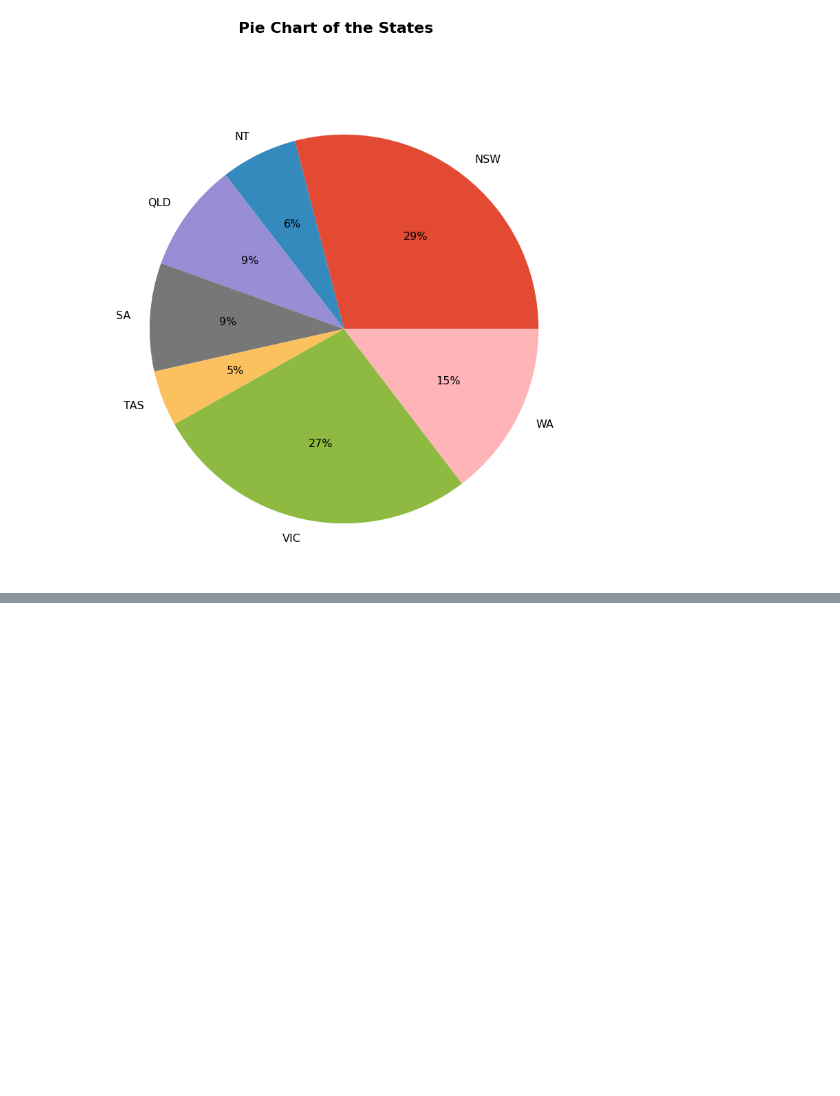
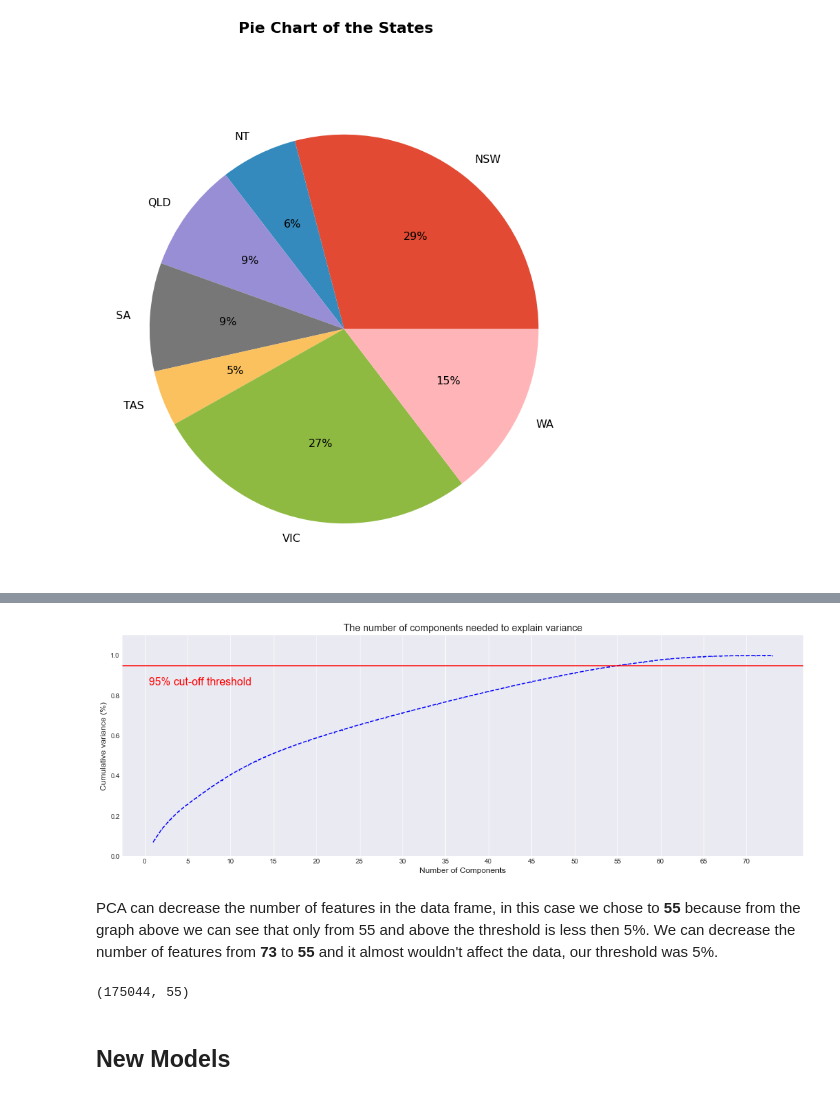
Before and after one commit to sandler2806/Data-Visualization, a Jupyter notebook: last.ipynb, the cells around one changed output, grey strips where cells are left out. Cells and saved outputs as stored; diff of their text form; code cells hidden in the pictures; blank space fills up the shorter version.

```diff
--- a/last.ipynb
+++ b/last.ipynb
@@ -298,10 +298,11 @@ states_dict = {"Canberra" : "NSW",
 # %% [markdown]
 Second, In the **Location** column we will change the city/town to its state.
 # %%
-def town_to_state(weather):
-    for ind in weather.index:
-        weather['Location'][ind] = states_dict[weather['Location'][ind]]
+def town_to_state(df):
+    for ind in df.index:
+        df['Location'][ind] = states_dict[df['Location'][ind]]
+    return df
 
-# town_to_state(weather)
+weather = town_to_state(weather)
 print('DONE!')
 # %% [output]
@@ -1147,0 +1047,36 @@ plt.show()
+# %%
+pca = PCA().fit(X_train)
+
+plt.rcParams["figure.figsize"] = (18,6)
+
+fig, ax = plt.subplots()
+xi = np.arange(1, 74, step=1)
+y = np.cumsum(pca.explained_variance_ratio_)
+
+plt.ylim(0.0,1.1)
+plt.plot(xi, y, marker='.', linestyle='--', color='b' ,markersize = 1)
+
+plt.xlabel('Number of Components')
+plt.xticks(np.arange(0, 75, step=5)) #change from 0-based array index to 1-based human-readable label
+plt.ylabel('Cumulative variance (%)')
+plt.title('The number of components needed to explain variance')
+
+plt.axhline(y=0.95, color='r', linestyle='-')
+plt.text(0.5, 0.85, '95% cut-off threshold', color = 'red', fontsize=16)
+
+ax.grid(axis='x')
+plt.show()
+# %% [output]
+[figure, added]
+# %% [markdown]
+PCA can decrease the number of features in the data frame, in this case we chose to **55** because from the graph above we can see that only from 55 and above the threshold is less then 5%.
+We can decrease the number of features from **73** to **55** and it almost wouldn't affect the data, our threshold was 5%.
+# %%
+pca = PCA(n_components=55)
+X_train = pd.DataFrame(pca.fit_transform(X_train))
+X_test = pd.DataFrame(pca.transform(X_test))
+X_test = pd.DataFrame(pca.transform(X_test))
+
+print(X_train.shape)
+# %% [output]
+(175044, 55)
@@ -1147,0 +1094,2 @@ plt.show()
+# %% [markdown]
+## New Models
```
Also changed, not shown: parts of 58 cells of this notebook.
